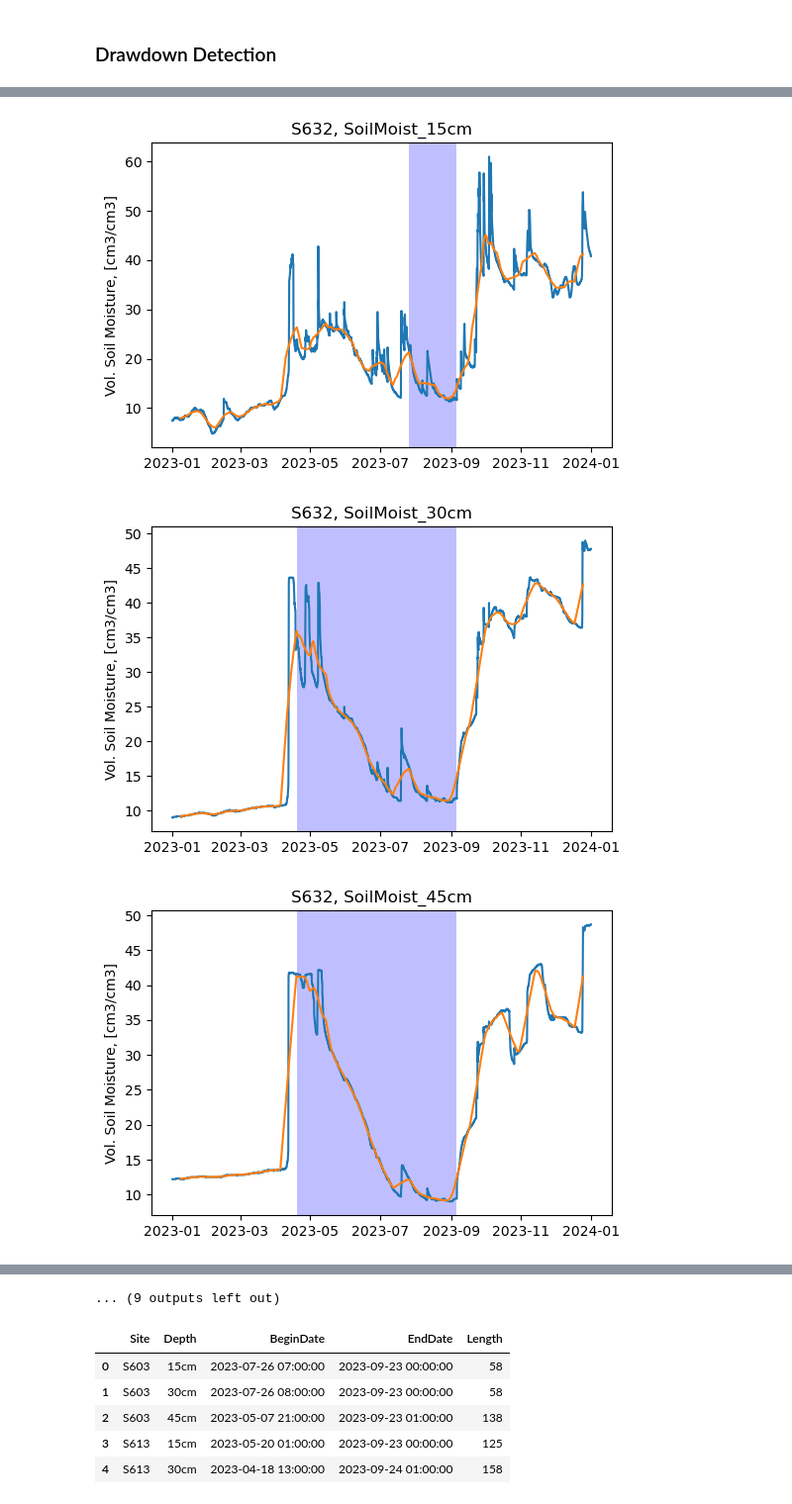
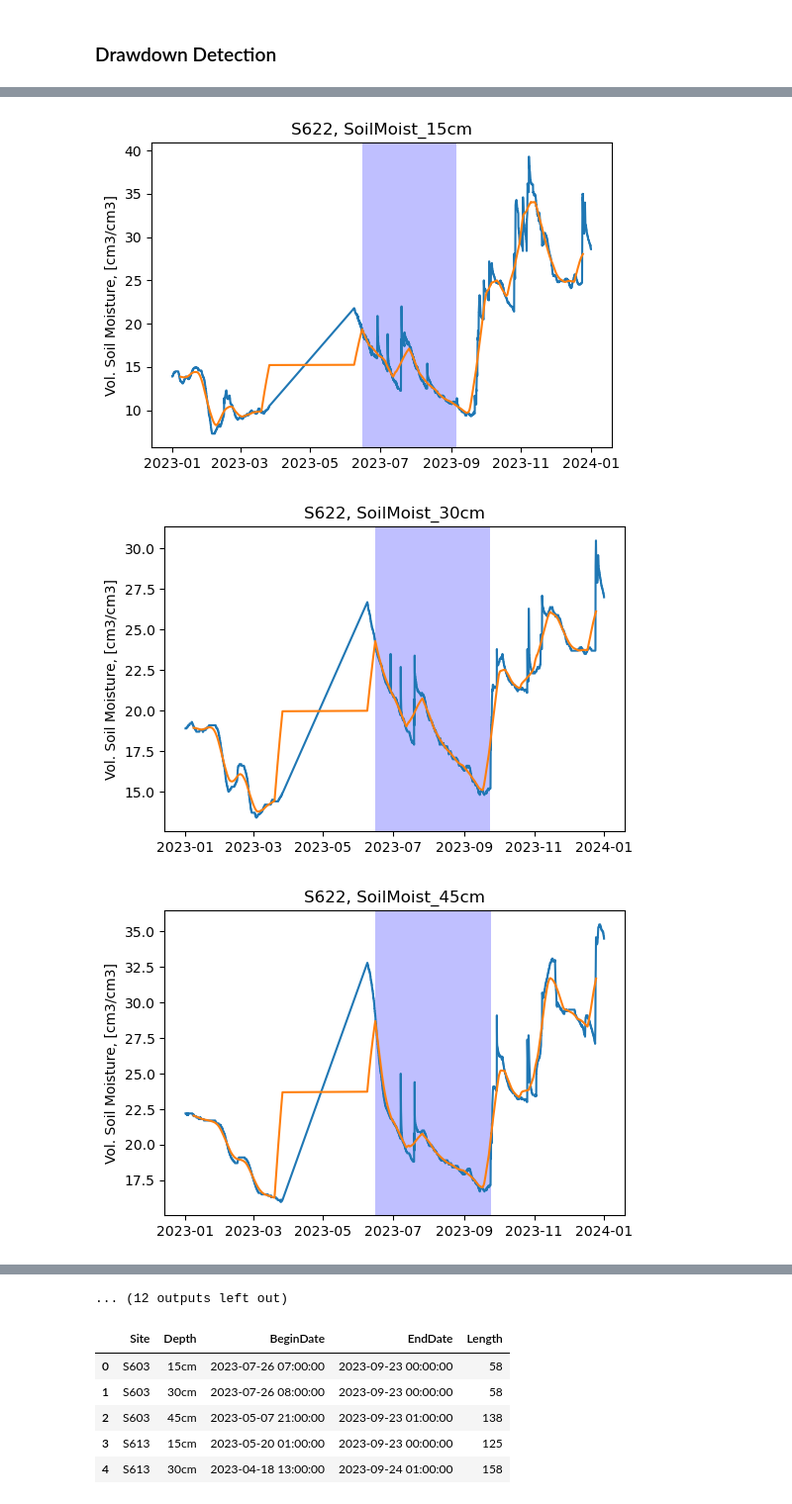
Before and after one commit to mwdjones/mef-snowhydro, a Jupyter notebook: Data and Codes/02_soilmoistanalysis.ipynb, the cells around one changed output, grey strips where cells are left out. Shown at 99% size. Drawn from its saved outputs; the diff is of its cells as text; code cells hidden in the pictures.

Commit message:
additional soil plots

```diff
--- a/Data and Codes/02_soilmoistanalysis.ipynb
+++ b/Data and Codes/02_soilmoistanalysis.ipynb
@@ -193,7 +197,7 @@ parameter F test:         F=10.5508 , p=0.0074  , df_denom=5, df_num=49
 ### Initial Plotting
 # %%
 #Select site
-for site in ['S603', 'S613', 'S632', 'S205', 'S215', 'S244', 'S254']:
+for site in ['S603', 'S613', 'S622', 'S632', 'S205', 'S215', 'S244', 'S254']:
 
     #Select field capacity
     if site[0:2] == 'S2':
@@ -281,7 +286,7 @@ drawdow_depth = []
 drawdown_begin = []
 drawdown_end = []
 
-for site in ['S603', 'S613', 'S632', 'S205', 'S215', 'S244', 'S254']:
+for site in ['S603', 'S613', 'S622', 'S632', 'S205', 'S215', 'S244', 'S254']:
     for col in ['SoilMoist_15cm', 'SoilMoist_30cm', 'SoilMoist_45cm']:
         #Prep data - 15cm moisture
         moistDat = soilM[(soilM.SensorName == site) & (soilM.DateTime.dt.year == 2023)][[col, 'DateTime']].reset_index(drop = True)
@@ -315,33 +320,33 @@ for site in ['S603', 'S613', 'S632', 'S205', 'S215', 'S244', 'S254']:
         #ax.set_ylabel('Vol. Soil Moisture, [cm3/cm3]')
 
         #Assign beginning of drawdown as last peak before September 1st (end index)
         bdrawdown_index = np.where(peaks < fdrawdown)[0][-1]
         bdrawdown = peaks[bdrawdown_index]
         bdrawdown_date = moistDat['DateTime'][bdrawdown] #mark day before
 
         #Plot
         fig, ax = plt.subplots(1, 1, figsize = (6, 4))
         ax.plot(moistDat.DateTime, moistDat[col])
         ax.plot(moistDat.DateTime, moistData_smooth)
         #ax.scatter(fdrawdown_date, moistDat[col][fdrawdown - 1], color = 'red', zorder = 3)
         #ax.scatter(bdrawdown_date, moistDat[col][bdrawdown], color = 'green', zorder = 3)
         ax.axvspan(fdrawdown_date, bdrawdown_date, color = 'b', alpha = 0.25, lw = 0)
         ax.set_ylabel('Vol. Soil Moisture, [cm3/cm3]')
 
         ax.set_title(site + ", " + col)
 
         #Save Data
         drawdown_site.append(site)
         drawdow_depth.append(col[-4:])
         drawdown_begin.append(bdrawdown_date)
         drawdown_end.append(fdrawdown_date)
 # %% [output]
 [figure]
 [figure]
 [figure]
 [figure]
 [figure]
 [figure]
-[figure, old version]
+[figure, new version]
-[figure, old version]
+[figure, new version]
-[figure, old version]
+[figure, new version]
@@ -351,4 +356,4 @@ for site in ['S603', 'S613', 'S632', 'S205', 'S215', 'S244', 'S254']:
-... (9 outputs left out)
+... (12 outputs left out)
 # %%
 #Combine Drawdown data
 drawdown = pd.DataFrame({"Site" : drawdown_site,
```
Also changed, not shown: parts of 6 cells of this notebook, 24 other files.
